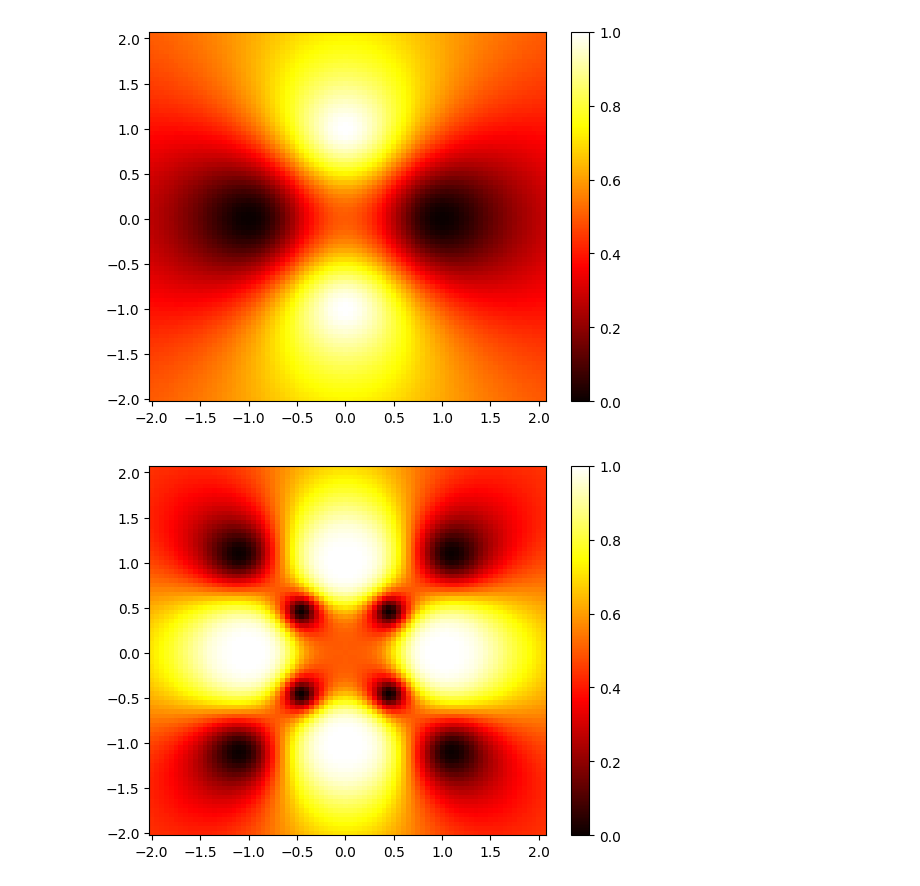
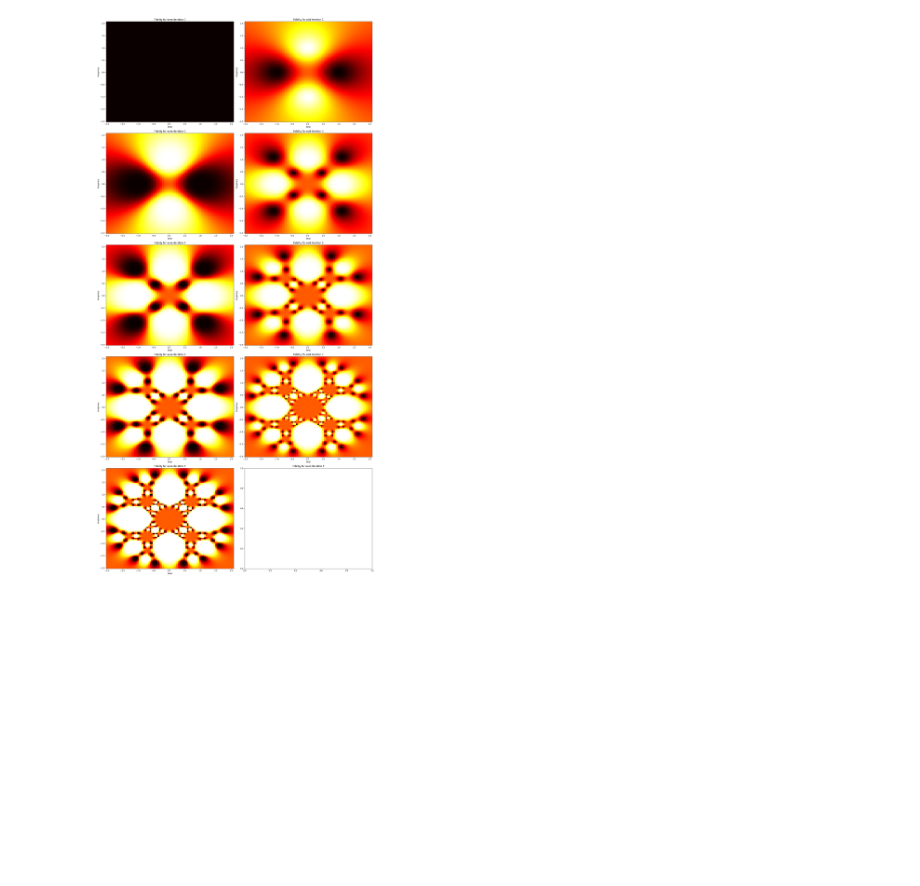
Before and after one commit to Aron9605/Wigner-Internship, a Jupyter notebook: simulation.ipynb, the cells around one changed output. Cells and saved outputs as stored; diff of their text form; code cells hidden in the pictures; blank space fills up the shorter version.

```diff
--- a/simulation.ipynb
+++ b/simulation.ipynb
@@ -1,7 +1,8 @@
 # %%
 import numpy as np
+import matplotlib.pyplot as plt
+
 import random
-import matplotlib.pyplot as plt
 CNOT_matrix=np.array([[1,0,0,0],
                       [0,1,0,0],
                       [0,0,0,1],
@@ -17,17 +18,20 @@ qubit_0 =  np.array([1,0]).reshape(2,)
 qubit_1 =  np.array([0,1]).reshape(2,)
 qubit_00 = np.kron(qubit_0,qubit_0)
 qubit_11 = np.kron(qubit_1,qubit_1)
-c = random.random()
-c=complex(2,4)
+
 identity = np.identity(2)
 # %%
+fig, axs = plt.subplots(5, 2,figsize=(20, 40))
+
 #initializing the state
-for c in np.arange(1,9,2):
+for c in np.arange(9):
 
     psi_complex = np.empty(4,dtype=complex)
     real = []
     imag = []
-    f =[]
+    f_even =[]
+    f_odd =[]
+    fidelity = 0
 
     for y in np.arange(-2,2.1,0.05):
 
@@ -79,40 +83,68 @@ for c in np.arange(1,9,2):
                 #tracing out the measured copy
                 first_copy_of_the_state = np.trace(measured.reshape(2,2,2,2),axis1=2,axis2=3)
 
 
                 #creating bell state
                 bell_state = (np.array([[1],[0],[0],[1]]) * (1/ np.sqrt(2))).reshape(4,)
 
 
                 # preparation of density matrix of bell state and psi state by taking the outer product between the states
                 density_matrix_bell = np.outer((bell_state),np.conjugate(bell_state))
 
                 #dividing by the trace of density matrix to make it 1
                 density_matrix_pp = np.outer(first_copy_of_the_state,np.conjugate(first_copy_of_the_state)) / np.trace(np.outer((first_copy_of_the_state),np.conjugate(first_copy_of_the_state)))
 
 
                 #calculation of fidelity
                 x = np.matmul(np.conjugate(bell_state.reshape(1,4)),np.matmul(density_matrix_pp,bell_state))
                 fidelity = x
 
                 psi_1 = first_copy_of_the_state.reshape(4,)
                 psi_2 = first_copy_of_the_state.reshape(4,)
 
 
-            imag = imag + [y]
-            f=f+[fidelity]
+            if c%2==0:
+                f_even=f_even+[fidelity]
+            else:
+                f_odd=f_odd+[fidelity]
 
-        real= real+ [y]
+
 
     y = np.arange(-2, 2.1, 0.05)
     x = np.arange(-2, 2.1, 0.05)
     X, Y = np.meshgrid(x, y)
-    F = np.array(f).reshape(len(y), len(x))
 
-    plt.figure()
-    plt.pcolormesh(X, Y, np.abs(F), cmap='hot', shading= 'auto', vmin=0, vmax=1)
-    plt.colorbar()
-    plt.show()
+    if c%2==0:
+        F_even = np.array(f_even).reshape(len(y), len(x))
+
+
+        axs[c//2, 0].pcolormesh(X, Y, np.abs(F_even), cmap='hot', shading='auto', vmin=0, vmax=1)
+        axs[c//2, 0].set_title(f'Fidelity for even iteration {c}')
+
+
+        axs[c//2, 0].set_xlabel('Real')  # Set x-axis label for subplot in the first column
+        axs[c//2, 0].set_ylabel('Imaginary')  # Set y-axis label for subplot in the first column
+
+        plt.title(f'Fidelity for even iteration {c}')
+
+
+
+
+    else:
+        F_odd = np.array(f_odd).reshape(len(y), len(x))
+
+        # Plot for odd iterations in the second column
+
+        axs[c//2, 1].pcolormesh(X, Y, np.abs(F_odd), cmap='hot', shading='auto', vmin=0, vmax=1)
+        axs[c//2, 1].set_title(f'Fidelity for odd iteration {c}')
+        axs[c//2, 1].set_xlabel('Real')  # Set x-axis label for subplot in the second column
+        axs[c//2, 1].set_ylabel('Imaginary')  # Set y-axis label for subplot in the second column
+
+        plt.title(f'Fidelity for odd iteration {c}')
+
+
+
+plt.tight_layout()
+plt.show()
 # %% [output]
-[figure, old version]
+[figure, new version]
-[figure, removed]
```
Also changed, not shown: parts of 1 cell of this notebook.
